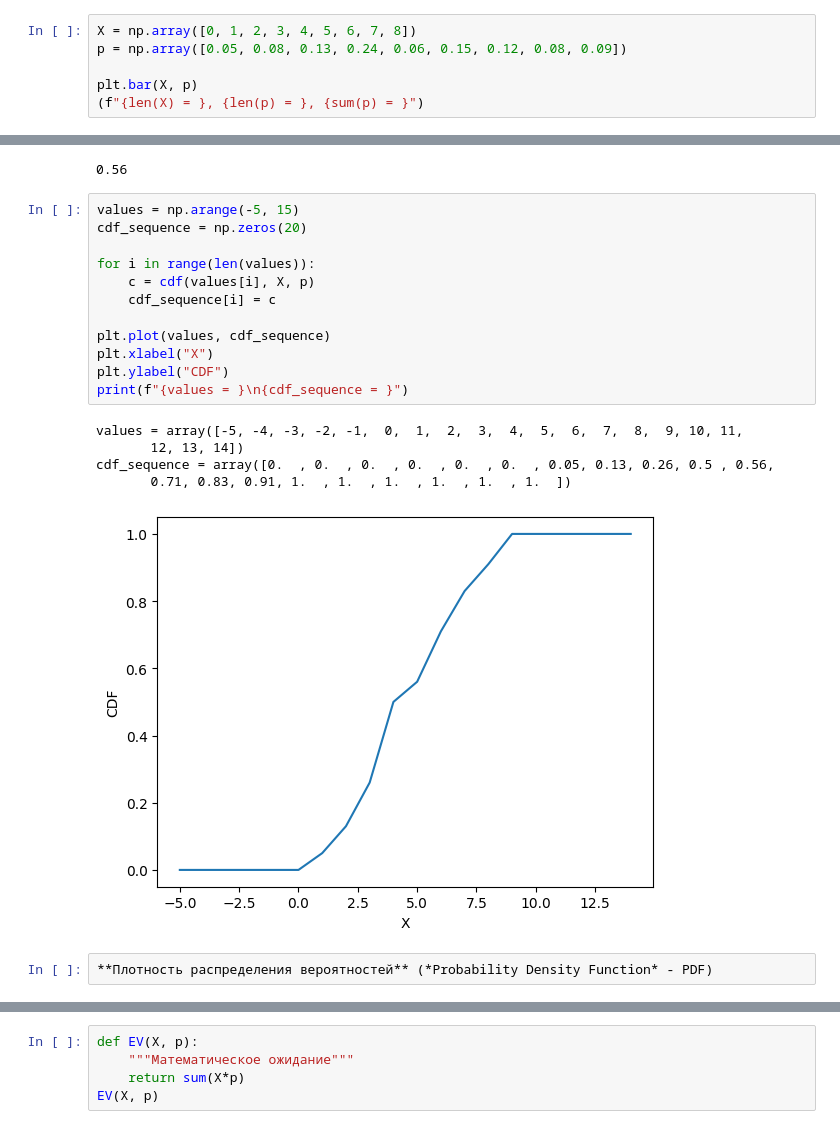
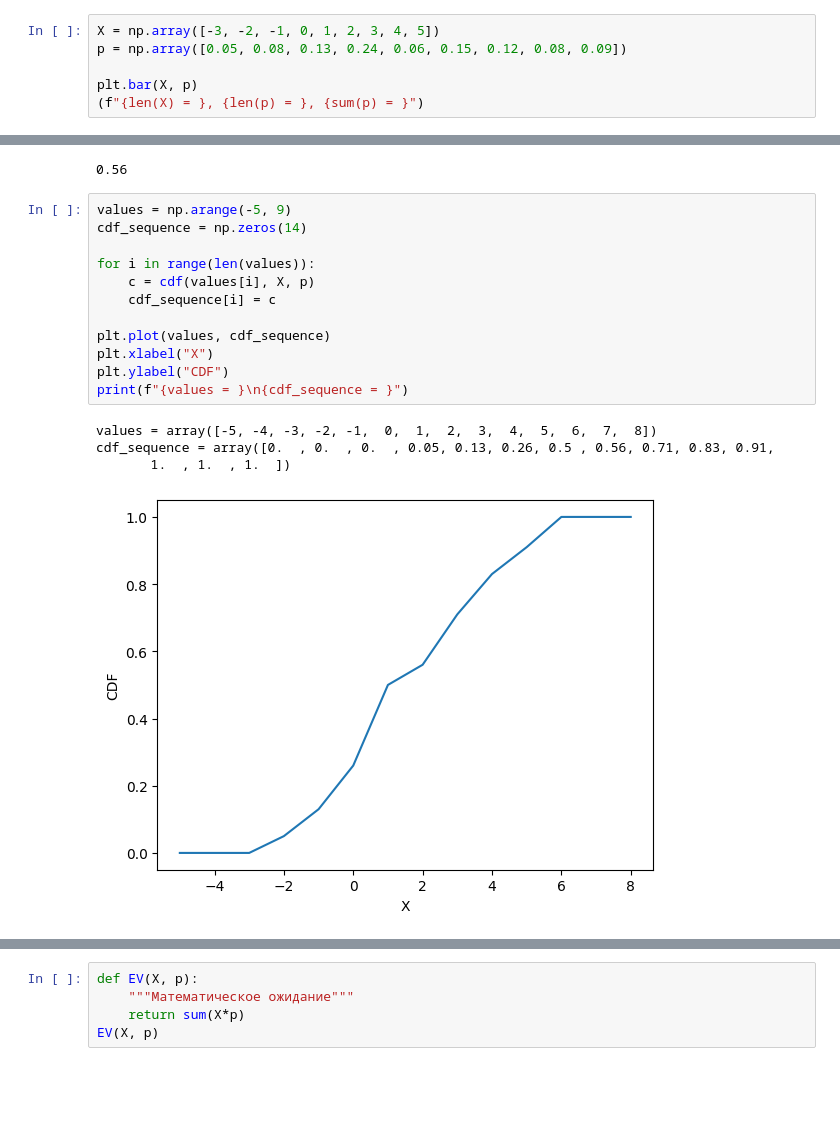
Before and after one commit to ordevoir/Mathematics, a Jupyter notebook: PT_RV_(random_variable).ipynb, the cells around one changed output, grey strips where cells are left out. Saved outputs shown, nothing was run; the diff lists cells and outputs as text; blank space fills up the shorter version.

```diff
--- a/PT_RV_(random_variable).ipynb
+++ b/PT_RV_(random_variable).ipynb
@@ -19,5 +19,5 @@ def normalize(array):
 # %%
-X = np.array([0, 1, 2, 3, 4, 5, 6, 7, 8])
+X = np.array([-3, -2, -1, 0, 1, 2, 3, 4, 5])
 p = np.array([0.05, 0.08, 0.13, 0.24, 0.06, 0.15, 0.12, 0.08, 0.09])
 
 plt.bar(X, p)
@@ -36,22 +57,19 @@ cdf(5, X, p)
 # %% [output]
 0.56
 # %%
-values = np.arange(-5, 15)
-cdf_sequence = np.zeros(20)
+values = np.arange(-5, 9)
+cdf_sequence = np.zeros(14)
 
 for i in range(len(values)):
     c = cdf(values[i], X, p)
     cdf_sequence[i] = c
 
 plt.plot(values, cdf_sequence)
 plt.xlabel("X")
 plt.ylabel("CDF")
 print(f"{values = }\n{cdf_sequence = }")
 # %% [output]
-values = array([-5, -4, -3, -2, -1,  0,  1,  2,  3,  4,  5,  6,  7,  8,  9, 10, 11,
-       12, 13, 14])
-cdf_sequence = array([0.  , 0.  , 0.  , 0.  , 0.  , 0.  , 0.05, 0.13, 0.26, 0.5 , 0.56,
-       0.71, 0.83, 0.91, 1.  , 1.  , 1.  , 1.  , 1.  , 1.  ])
+values = array([-5, -4, -3, -2, -1,  0,  1,  2,  3,  4,  5,  6,  7,  8])
+cdf_sequence = array([0.  , 0.  , 0.  , 0.05, 0.13, 0.26, 0.5 , 0.56, 0.71, 0.83, 0.91,
+       1.  , 1.  , 1.  ])
-[figure, old version]
+[figure, new version]
-# %%
-**Плотность распределения вероятностей** (*Probability Density Function* - PDF)
```
Also changed, not shown: parts of 12 cells of this notebook.
